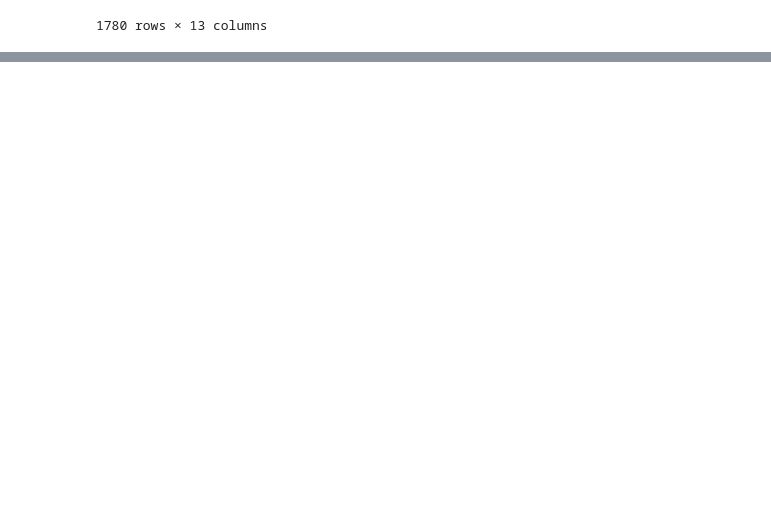
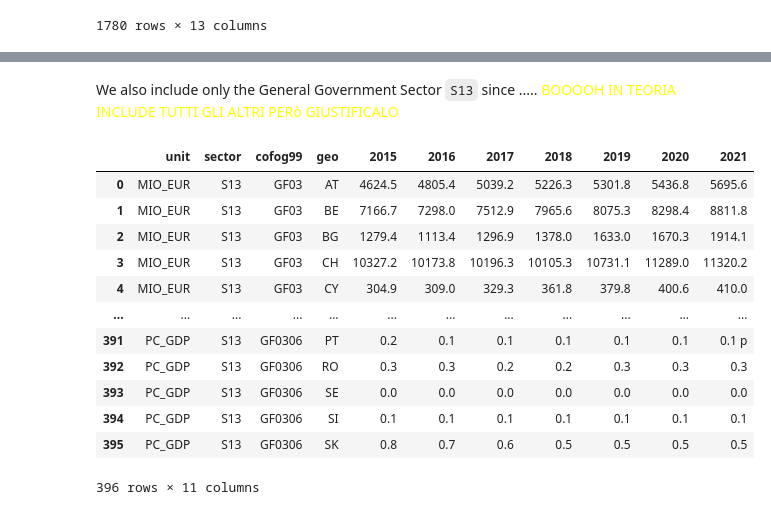
Before and after one commit to Prisoner-s-Dilemma/OpenAccess-DigitalEthics-ProjectMaterial, a Jupyter notebook: processed_data/d7_clean.ipynb, the cells around one changed output, grey strips where cells are left out. Cells and saved outputs as stored; diff of their text form; code cells hidden in the pictures; blank space fills up the shorter version.

```diff
--- a/processed_data/d7_clean.ipynb
+++ b/processed_data/d7_clean.ipynb
@@ -180,0 +202,3 @@ filtered_df
+# %%
+filtered_df = filtered_df.drop(columns=['freq', 'na_item'])
+filtered_df
@@ -180,0 +219,19 @@ filtered_df
+# %% [markdown]
+We also include only the General Government Sector `S13` since ..... <font color="yellow">BOOOOH  IN TEORIA INCLUDE TUTTI GLI ALTRI PERò GIUSTIFICALO</font>
+# %%
+complete_df = filtered_df.query("sector == 'S13'").reset_index(drop=True)
+complete_df
+# %% [output]
+|  | unit | sector | cofog99 | geo | 2015 | 2016 | 2017 | 2018 | 2019 | 2020 | 2021 |
+| 0 | MIO_EUR | S13 | GF03 | AT | 4624.5 | 4805.4 | 5039.2 | 5226.3 | 5301.8 | 5436.8 | 5695.6 |
+| 1 | MIO_EUR | S13 | GF03 | BE | 7166.7 | 7298.0 | 7512.9 | 7965.6 | 8075.3 | 8298.4 | 8811.8 |
+| 2 | MIO_EUR | S13 | GF03 | BG | 1279.4 | 1113.4 | 1296.9 | 1378.0 | 1633.0 | 1670.3 | 1914.1 |
+| 3 | MIO_EUR | S13 | GF03 | CH | 10327.2 | 10173.8 | 10196.3 | 10105.3 | 10731.1 | 11289.0 | 11320.2 |
+| 4 | MIO_EUR | S13 | GF03 | CY | 304.9 | 309.0 | 329.3 | 361.8 | 379.8 | 400.6 | 410.0 |
+| ... | ... | ... | ... | ... | ... | ... | ... | ... | ... | ... | ... |
+| 391 | PC_GDP | S13 | GF0306 | PT | 0.2 | 0.1 | 0.1 | 0.1 | 0.1 | 0.1 | 0.1 p |
+| 392 | PC_GDP | S13 | GF0306 | RO | 0.3 | 0.3 | 0.2 | 0.2 | 0.3 | 0.3 | 0.3 |
+| 393 | PC_GDP | S13 | GF0306 | SE | 0.0 | 0.0 | 0.0 | 0.0 | 0.0 | 0.0 | 0.0 |
+| 394 | PC_GDP | S13 | GF0306 | SI | 0.1 | 0.1 | 0.1 | 0.1 | 0.1 | 0.1 | 0.1 |
+| 395 | PC_GDP | S13 | GF0306 | SK | 0.8 | 0.7 | 0.6 | 0.5 | 0.5 | 0.5 | 0.5 |
+396 rows × 11 columns
```
Also changed, not shown: parts of 9 cells of this notebook, 1 other file.
